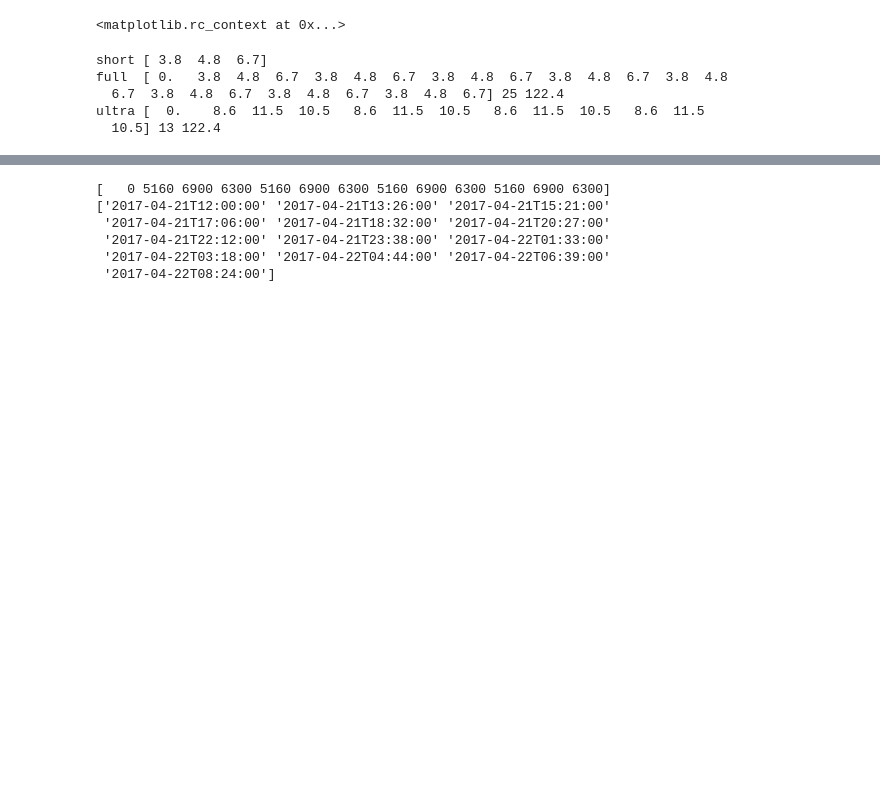
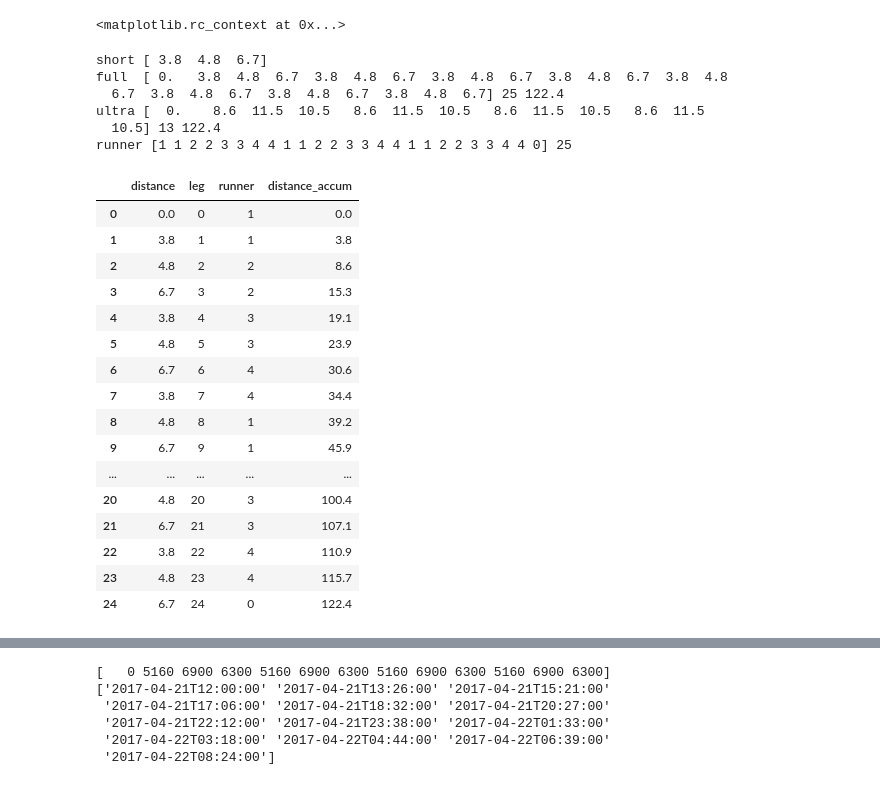
Before and after one commit to peterfpeterson/musings, a Jupyter notebook: AtlantaRagnar2017.ipynb, the cells around one changed output, grey strips where cells are left out. Drawn from its saved outputs; the diff is of its cells as text; code cells hidden in the pictures; blank space fills up the shorter version.

```diff
--- a/AtlantaRagnar2017.ipynb
+++ b/AtlantaRagnar2017.ipynb
@@ -15,9 +21,42 @@ legs_full  = np.insert(legs_full, 0, 0.)
 legs_ultra = np.insert(legs_ultra, 0, 0.)
 print('full ', legs_full, legs_full.size, legs_full.sum())
 print('ultra', legs_ultra, legs_ultra.size, legs_ultra.sum())
+
+runner = np.array([1,2,3,4])
+runner = np.repeat(runner,2)
+runner = np.tile(runner,3)
+runner = np.append(runner, 0)
+print('runner', runner, runner.size)
 # %% [output]
 short [ 3.8  4.8  6.7]
 full  [ 0.   3.8  4.8  6.7  3.8  4.8  6.7  3.8  4.8  6.7  3.8  4.8  6.7  3.8  4.8
   6.7  3.8  4.8  6.7  3.8  4.8  6.7  3.8  4.8  6.7] 25 122.4
 ultra [  0.    8.6  11.5  10.5   8.6  11.5  10.5   8.6  11.5  10.5   8.6  11.5
   10.5] 13 122.4
+runner [1 1 2 2 3 3 4 4 1 1 2 2 3 3 4 4 1 1 2 2 3 3 4 4 0] 25
+# %%
+race = pd.DataFrame({'leg':np.arange(25),
+                     'distance':legs_full,
+                     'runner': runner,
+                  })
+race['distance_accum'] = np.add.accumulate(race['distance'])
+
+race
+# %% [output]
+|  | distance | leg | runner | distance_accum |
+| 0 | 0.0 | 0 | 1 | 0.0 |
+| 1 | 3.8 | 1 | 1 | 3.8 |
+| 2 | 4.8 | 2 | 2 | 8.6 |
+| 3 | 6.7 | 3 | 2 | 15.3 |
+| 4 | 3.8 | 4 | 3 | 19.1 |
+| 5 | 4.8 | 5 | 3 | 23.9 |
+| 6 | 6.7 | 6 | 4 | 30.6 |
+| 7 | 3.8 | 7 | 4 | 34.4 |
+| 8 | 4.8 | 8 | 1 | 39.2 |
+| 9 | 6.7 | 9 | 1 | 45.9 |
+| ... | ... | ... | ... | ... |
+| 20 | 4.8 | 20 | 3 | 100.4 |
+| 21 | 6.7 | 21 | 3 | 107.1 |
+| 22 | 3.8 | 22 | 4 | 110.9 |
+| 23 | 4.8 | 23 | 4 | 115.7 |
+| 24 | 6.7 | 24 | 0 | 122.4 |
```
Also changed, not shown: parts of 5 cells of this notebook.
